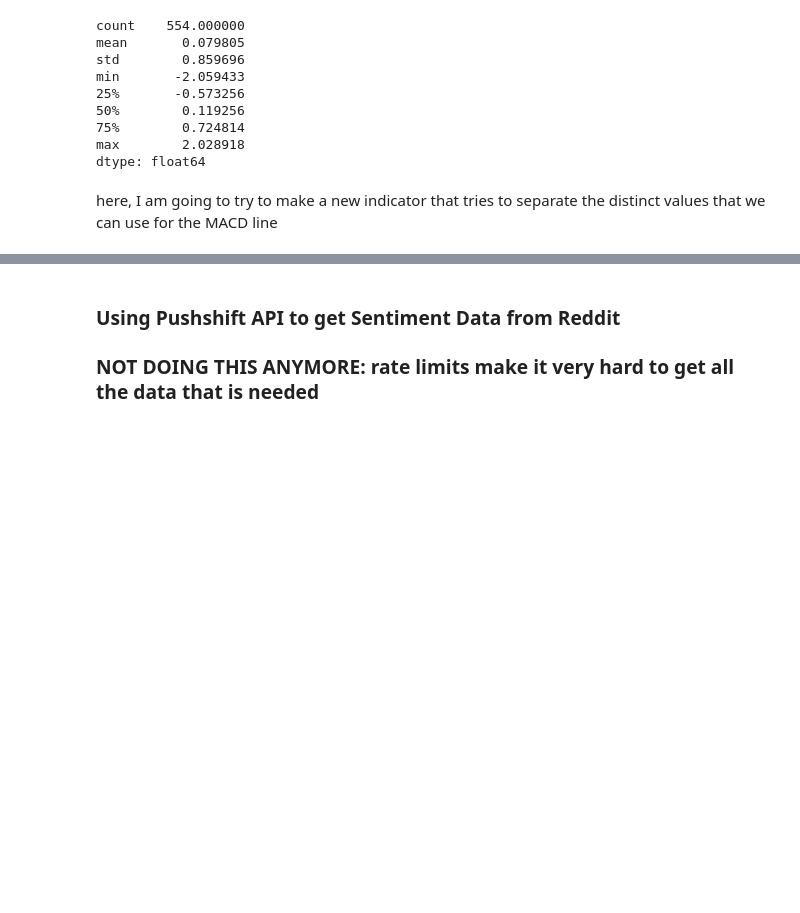
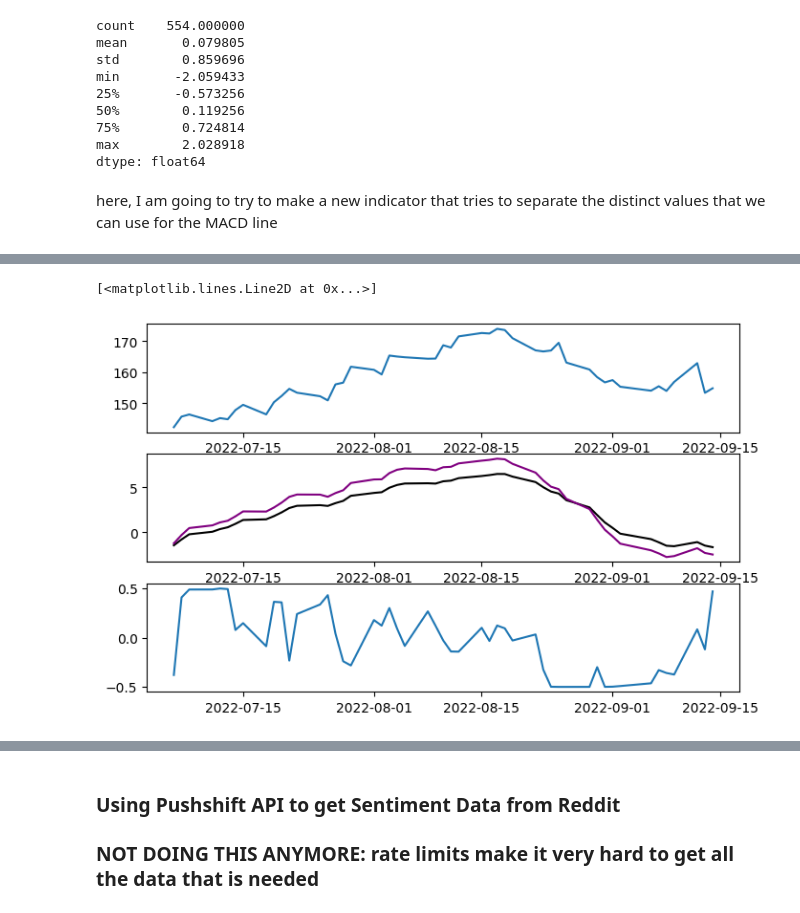
Before and after one commit to thabat12/stock_predictions, a Jupyter notebook: data_preparation/yfinance_data_preparation.ipynb, the cells around one changed output, grey strips where cells are left out. Drawn from its saved outputs; the diff is of its cells as text; code cells hidden in the pictures; blank space fills up the shorter version.

```diff
--- a/data_preparation/yfinance_data_preparation.ipynb
+++ b/data_preparation/yfinance_data_preparation.ipynb
@@ -393,0 +388,11 @@ stock_data['% Change 14-Day Period']
+# %%
+temp_data = stock_data.iloc[-200:-150]
+
+fig, ax = plt.subplots(3, 1, figsize = (8,5))
+ax[0].plot(temp_data['Adj Close'].astype(float))
+ax[1].plot(temp_data['MACD'].astype(float), color=  'black')
+ax[1].plot(temp_data['MACD-SIGNAL'].astype(float), color = 'purple')
+ax[2].plot(temp_data['MACD NEW'])
+# %% [output]
+[<matplotlib.lines.Line2D at 0x...>]
+[figure, added]
```
Also changed, not shown: parts of 13 cells of this notebook.
